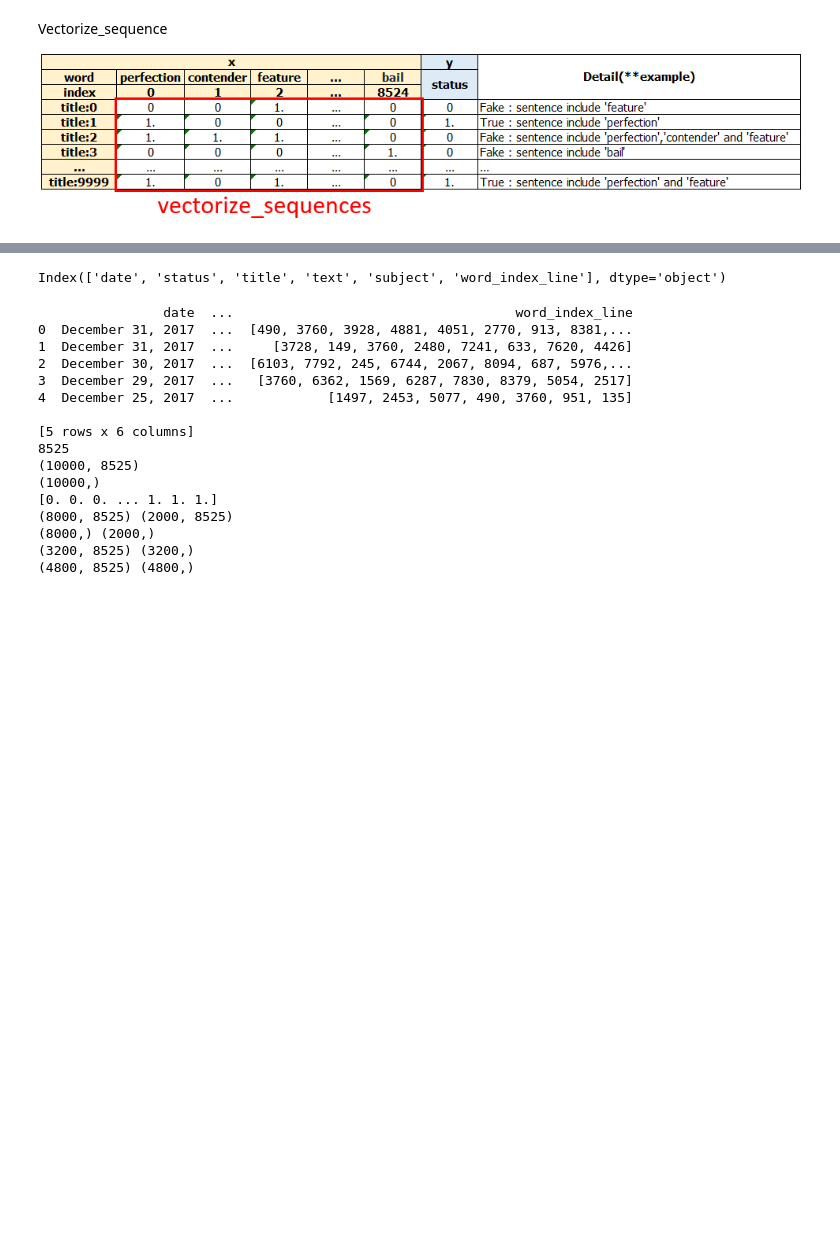
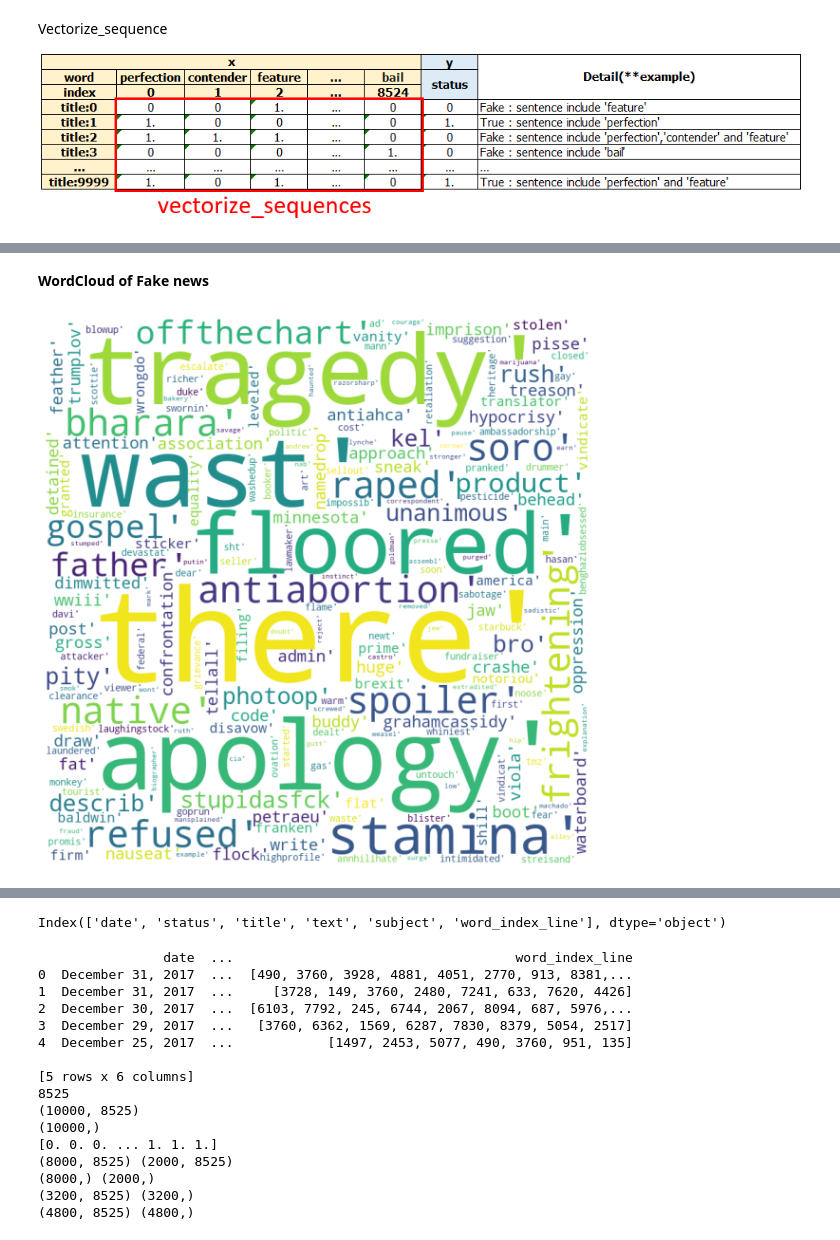
Before and after one commit to Aunch009/Project, a Jupyter notebook: Fake_and_real_news/Fake_and_real_news.ipynb, the cells around one changed output, grey strips where cells are left out. Cells and saved outputs as stored; diff of their text form; code cells hidden in the pictures; blank space fills up the shorter version.

```diff
--- a/Fake_and_real_news/Fake_and_real_news.ipynb
+++ b/Fake_and_real_news/Fake_and_real_news.ipynb
@@ -182,0 +223,22 @@ print(len(vocabulary_))
+# %%
+from itertools import chain
+#fuction change index into word
+def get_key(val):
+  # print(val)
+  p=[]
+  for word in val:
+    for key, value in vocabulary_.items():
+         if word == value:
+            p.append(str(key))
+  # print(p)
+  return p
+
+rou = lambda x: get_key(x)
+fake['word_column'] = pd.DataFrame(fake['word_index_line'].apply(rou))
+true['word_column'] = pd.DataFrame(true['word_index_line'].apply(rou))
+# print(data)
+
+#combine  word of each line
+fake_p=set(chain.from_iterable(fake.word_column))
+true_p=set(chain.from_iterable(true.word_column))
+# print(p)
@@ -182,0 +256,20 @@ print(len(vocabulary_))
+# %% [markdown]
+**WordCloud of Fake news**
+# %%
+from wordcloud import WordCloud, STOPWORDS
+import matplotlib.pyplot as plt
+import nltk
+# stopwords = set(STOPWORDS)
+wordcloud = WordCloud(width = 800, height = 800,
+                background_color ='white',
+                # stopwords = stopwords,
+                min_font_size = 10).generate(str(fake_p))
+# plot the WordCloud image
+plt.figure(figsize = (8, 8), facecolor = None)
+plt.imshow(wordcloud)
+plt.axis("off")
+plt.tight_layout(pad = 0)
+
+plt.show()
+# %% [output]
+[figure, added]
```
Also changed, not shown: parts of 13 cells of this notebook.
